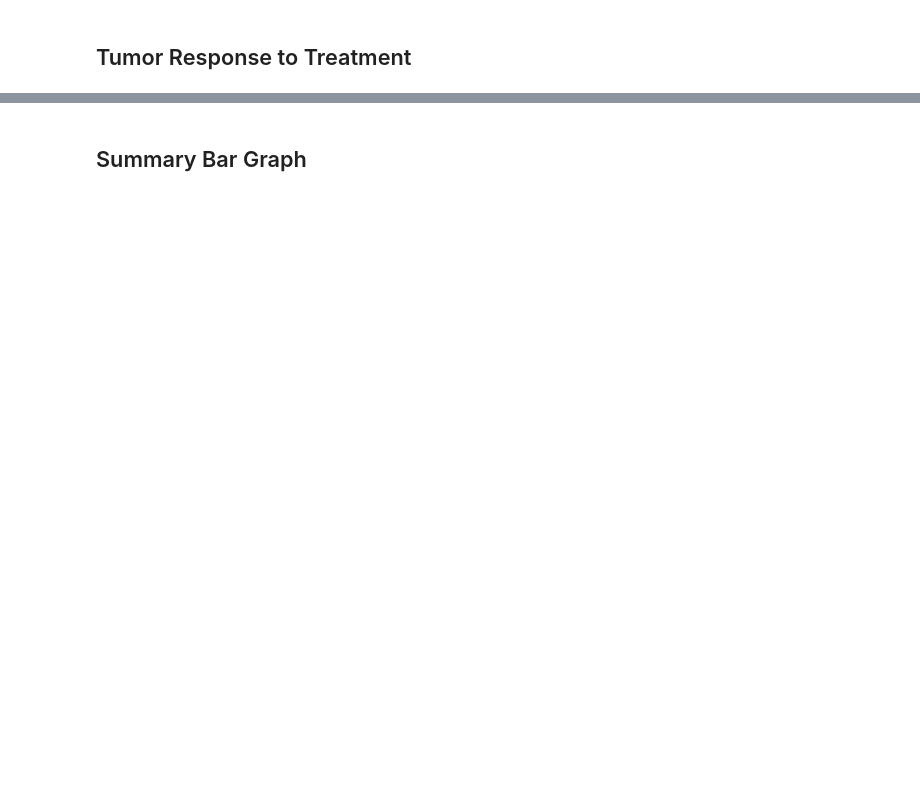
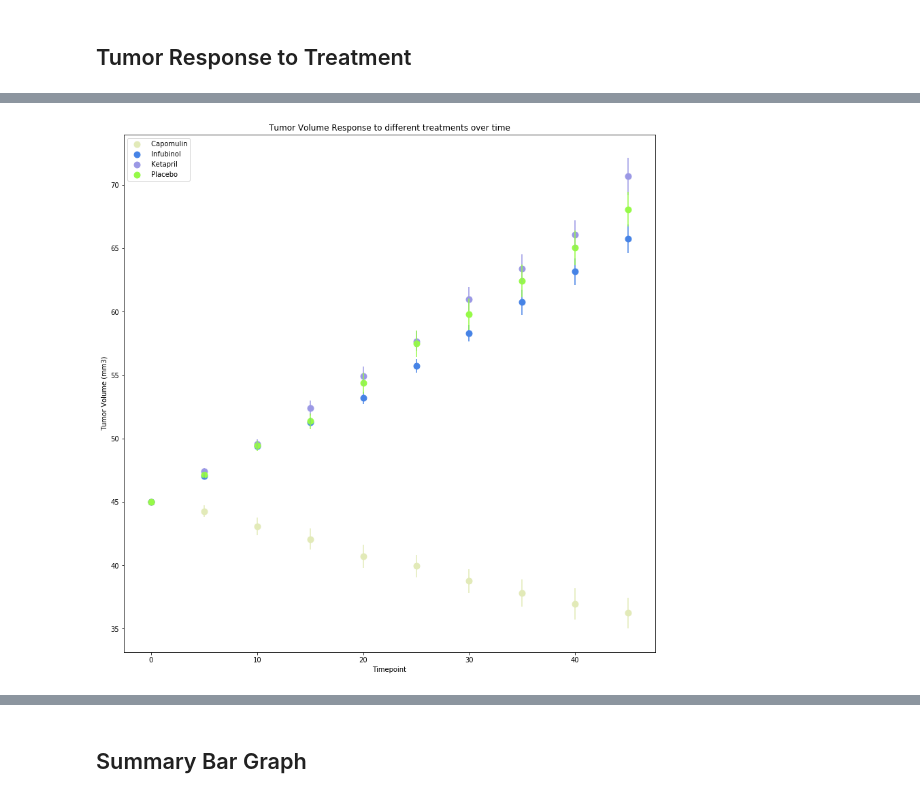
Before and after one commit to STEVENJPT/Matplotlib-Challenge, a Jupyter notebook: Homework_Matplotlib.ipynb, the cells around one changed output, grey strips where cells are left out. Cells and saved outputs as stored; diff of their text form; code cells hidden in the pictures; blank space fills up the shorter version.

```diff
--- a/Homework_Matplotlib.ipynb
+++ b/Homework_Matplotlib.ipynb
@@ -26,6 +20,3 @@ clinic_data=pd.read_csv(clinical_trial_data_to_load)
 # Combine the data into a single dataset
 data = pd.merge(clinic_data, mouse_data, how="left", on="Mouse ID")
 data =pd.DataFrame(data)
-data['Timepoint1'] = data["Timepoint"]
-# Display the data table for preview
-data
@@ -104 +25,21 @@ plt.show()
+# %%
+tumor_data = pd.DataFrame(data.groupby(["Drug", "Timepoint"])["Tumor Volume (mm3)"].mean())
+tumor_data = tumor_data.reset_index()
+tumor_data=tumor_data[~tumor_data['Drug'].str.contains('Ceftamin')]
+tumor_data=tumor_data[~tumor_data['Drug'].str.contains('Naftisol')]
+tumor_data=tumor_data[~tumor_data['Drug'].str.contains('Propriva')]
+tumor_data=tumor_data[~tumor_data['Drug'].str.contains('Ramicane')]
+tumor_data=tumor_data[~tumor_data['Drug'].str.contains('Stelasyn')]
+tumor_data=tumor_data[~tumor_data['Drug'].str.contains('Zoniferol')]
+
+tumor_data.head(12)
+tumor_data1 = pd.DataFrame(data.groupby(["Drug", "Timepoint"])["Tumor Volume (mm3)"].sem())
+tumor_data1 = tumor_data1.reset_index()
+fig, ax = plt.subplots()
+for label, d in tumor_data.groupby('Drug'):
+    color = list(np.random.uniform(size=3))
+    d.plot.scatter("Timepoint", "Tumor Volume (mm3)", yerr=tumor_data1,
+label=f" {label}", title=("Tumor Volume Response to different treatments over time"), ax=ax, c=[color], figsize=(14,14), s=80)
+# %% [output]
+[figure, added]
 # %% [markdown]
```
Also changed, not shown: parts of 34 cells of this notebook, 2 other files.
